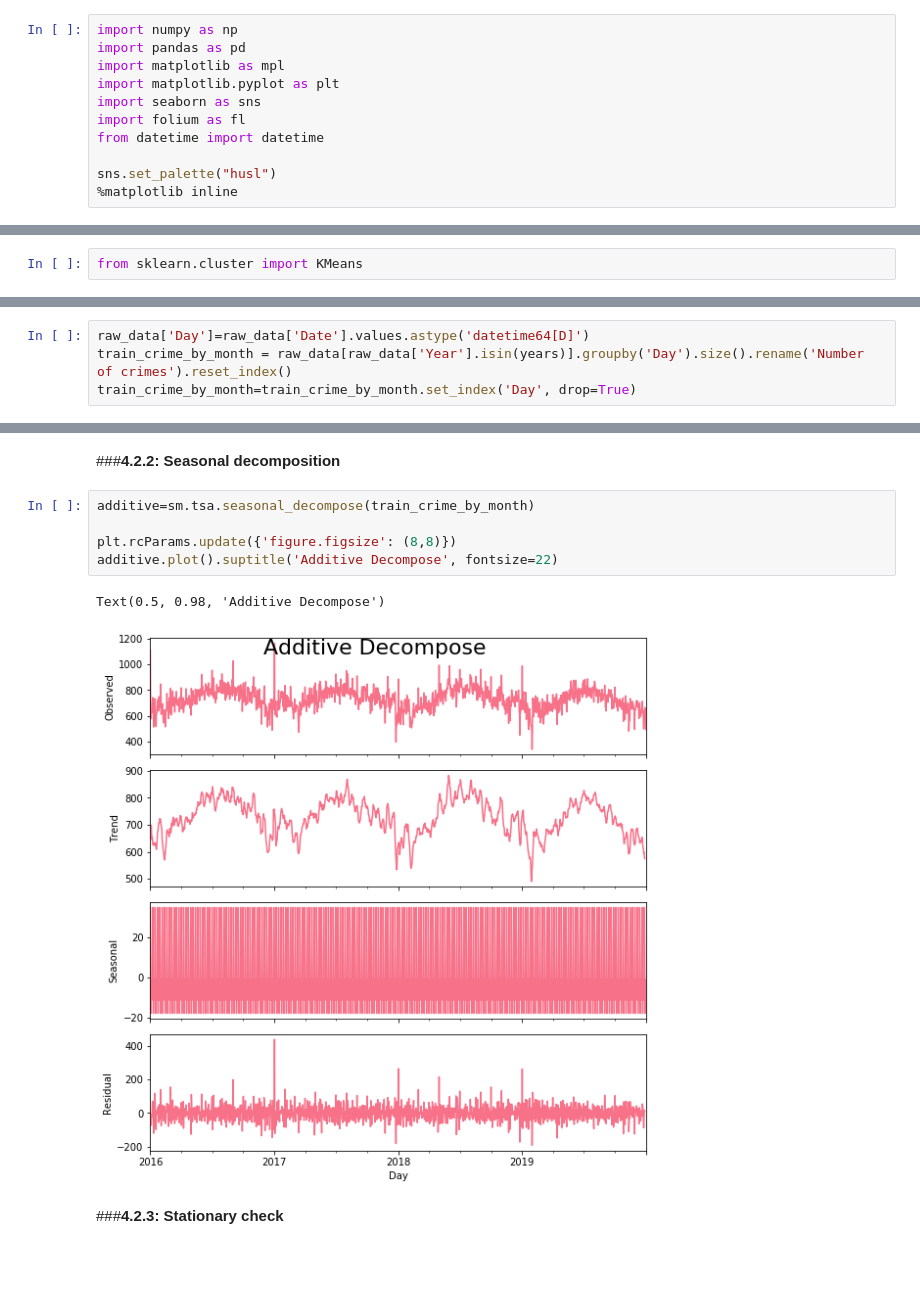
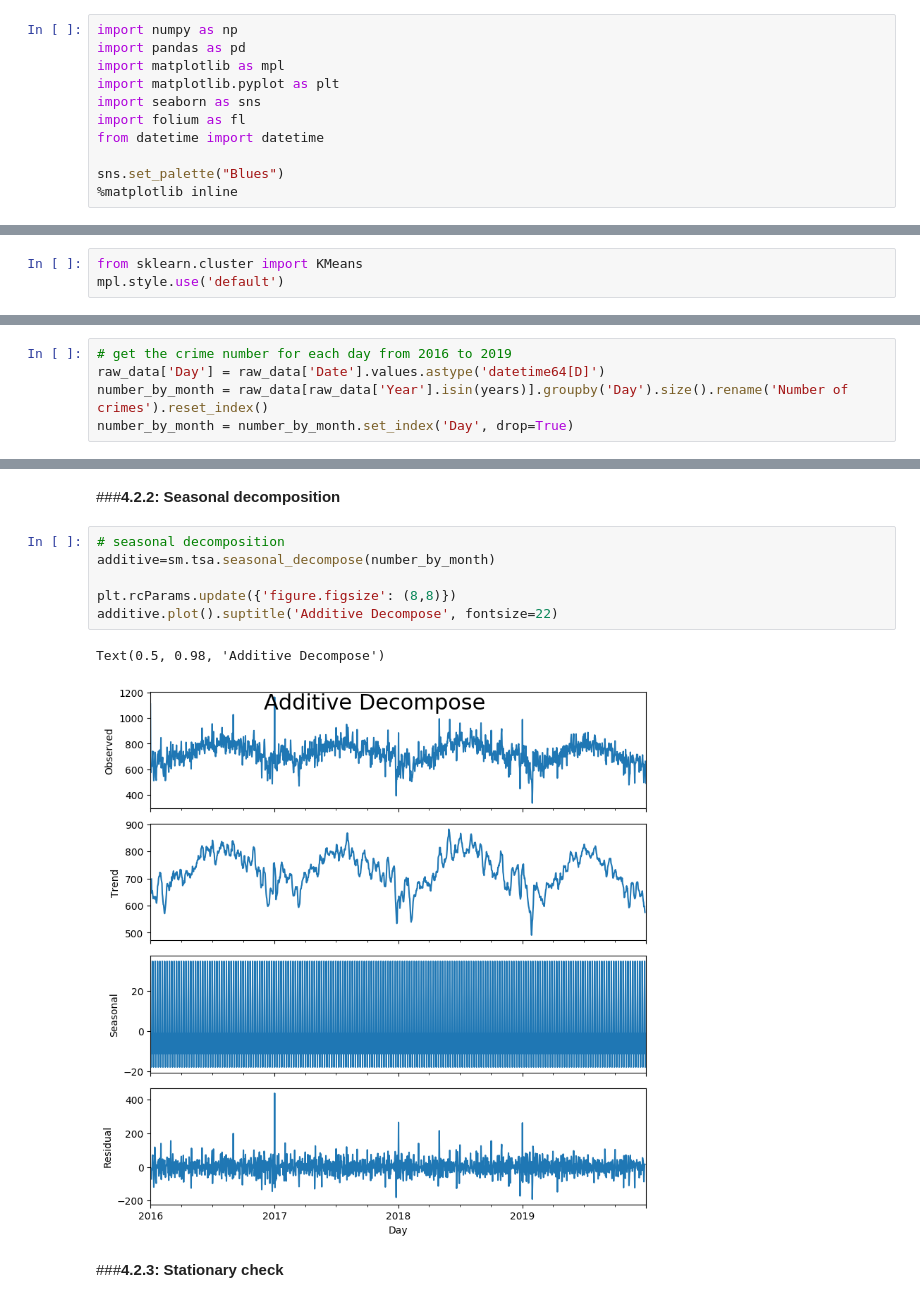
Before and after one commit to RuiyunHuang/Chicago_Crime_Analysis, a Jupyter notebook: Chicago_Crime.ipynb, the cells around one changed output, grey strips where cells are left out. Saved outputs shown, nothing was run; the diff lists cells and outputs as text; blank space fills up the shorter version.

```diff
--- a/Chicago_Crime.ipynb
+++ b/Chicago_Crime.ipynb
@@ -35,7 +53,7 @@ import seaborn as sns
 import folium as fl
 from datetime import datetime
 
-sns.set_palette("husl")
+sns.set_palette("Blues")
 %matplotlib inline
 # %% [markdown]
 ##**0.3 Import data to Colab**
@@ -277,6 +279,7 @@ m
 ##**4.1: K-means clustering on locations**
 # %%
 from sklearn.cluster import KMeans
+mpl.style.use('default')
 # %%
 # set summer as tour months
 tour_months=set([6, 7, 8])
@@ -317,8 +330,9 @@ from statsmodels.tsa.statespace.sarimax import SARIMAX
 # %%
 years=[2016, 2017, 2018, 2019]
 # %%
-raw_data['Day']=raw_data['Date'].values.astype('datetime64[D]')
-train_crime_by_month = raw_data[raw_data['Year'].isin(years)].groupby('Day').size().rename('Number of crimes').reset_index()
-train_crime_by_month=train_crime_by_month.set_index('Day', drop=True)
+# get the crime number for each day from 2016 to 2019
+raw_data['Day'] = raw_data['Date'].values.astype('datetime64[D]')
+number_by_month = raw_data[raw_data['Year'].isin(years)].groupby('Day').size().rename('Number of crimes').reset_index()
+number_by_month = number_by_month.set_index('Day', drop=True)
 # %%
 plt.figure()
@@ -329,13 +343,14 @@ sns.lineplot(x=train_crime_by_month.index, y=train_crime_by_month['Number of cri
 # %% [markdown]
 ###**4.2.2: Seasonal decomposition**
 # %%
-additive=sm.tsa.seasonal_decompose(train_crime_by_month)
+# seasonal decomposition
+additive=sm.tsa.seasonal_decompose(number_by_month)
 
 plt.rcParams.update({'figure.figsize': (8,8)})
 additive.plot().suptitle('Additive Decompose', fontsize=22)
 # %% [output]
 Text(0.5, 0.98, 'Additive Decompose')
-[figure, old version]
+[figure, new version]
 # %% [markdown]
 ###**4.2.3: Stationary check**
 # %%
```
Also changed, not shown: parts of 42 cells of this notebook.
